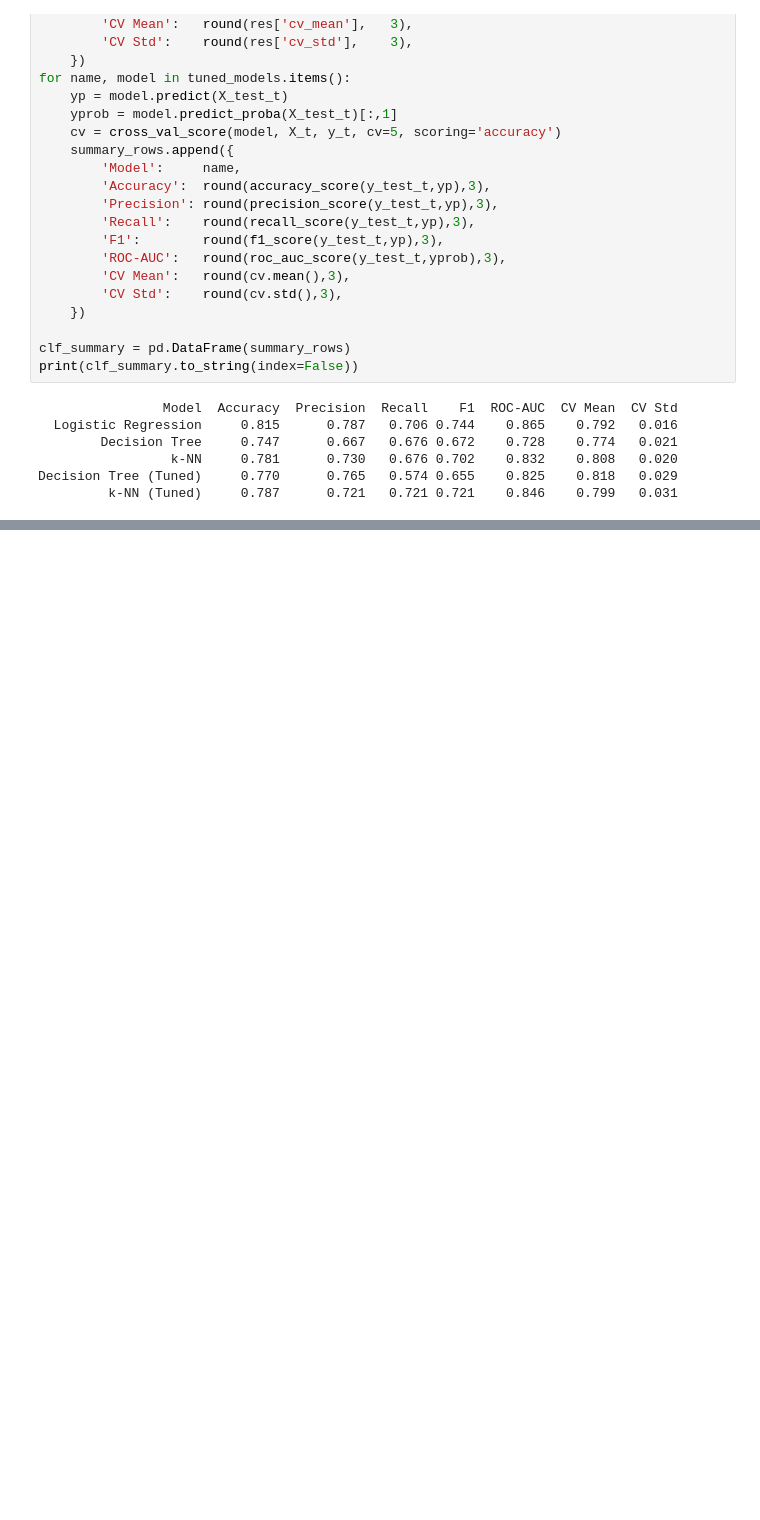
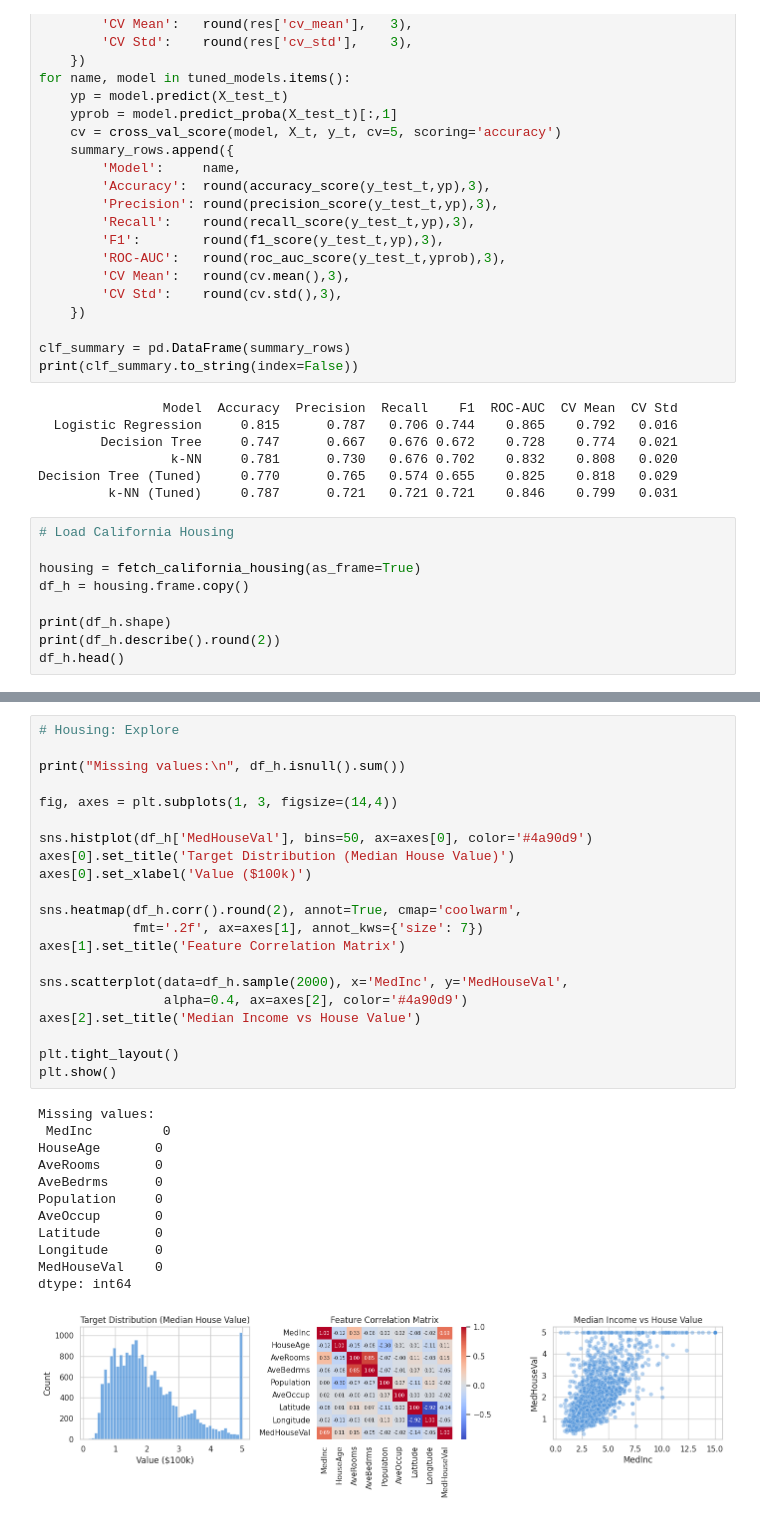
Before and after one commit to nmwiley808/csci164, a Jupyter notebook: project/csci164 Final Project: Applied Machine Learning with scikit-learn.ipynb, the cells around one changed output, grey strips where cells are left out. Drawn from its saved outputs; the diff is of its cells as text; blank space fills up the shorter version.

```diff
--- a/project/csci164 Final Project: Applied Machine Learning with scikit-learn.ipynb
+++ b/project/csci164 Final Project: Applied Machine Learning with scikit-learn.ipynb
@@ -352,3 +352,12 @@ print(clf_summary.to_string(index=False))
                  k-NN     0.781      0.730   0.676 0.702    0.832    0.808   0.020
 Decision Tree (Tuned)     0.770      0.765   0.574 0.655    0.825    0.818   0.029
          k-NN (Tuned)     0.787      0.721   0.721 0.721    0.846    0.799   0.031
+# %%
+# Load California Housing
+
+housing = fetch_california_housing(as_frame=True)
+df_h = housing.frame.copy()
+
+print(df_h.shape)
+print(df_h.describe().round(2))
+df_h.head()
@@ -354,0 +391,34 @@ Decision Tree (Tuned)     0.770      0.765   0.574 0.655    0.825    0.818   0.0
+# %%
+# Housing: Explore
+
+print("Missing values:\n", df_h.isnull().sum())
+
+fig, axes = plt.subplots(1, 3, figsize=(14,4))
+
+sns.histplot(df_h['MedHouseVal'], bins=50, ax=axes[0], color='#4a90d9')
+axes[0].set_title('Target Distribution (Median House Value)')
+axes[0].set_xlabel('Value ($100k)')
+
+sns.heatmap(df_h.corr().round(2), annot=True, cmap='coolwarm',
+            fmt='.2f', ax=axes[1], annot_kws={'size': 7})
+axes[1].set_title('Feature Correlation Matrix')
+
+sns.scatterplot(data=df_h.sample(2000), x='MedInc', y='MedHouseVal',
+                alpha=0.4, ax=axes[2], color='#4a90d9')
+axes[2].set_title('Median Income vs House Value')
+
+plt.tight_layout()
+plt.show()
+# %% [output]
+Missing values:
+ MedInc         0
+HouseAge       0
+AveRooms       0
+AveBedrms      0
+Population     0
+AveOccup       0
+Latitude       0
+Longitude      0
+MedHouseVal    0
+dtype: int64
+[figure, added]
```
Also changed, not shown: parts of 10 cells of this notebook.
